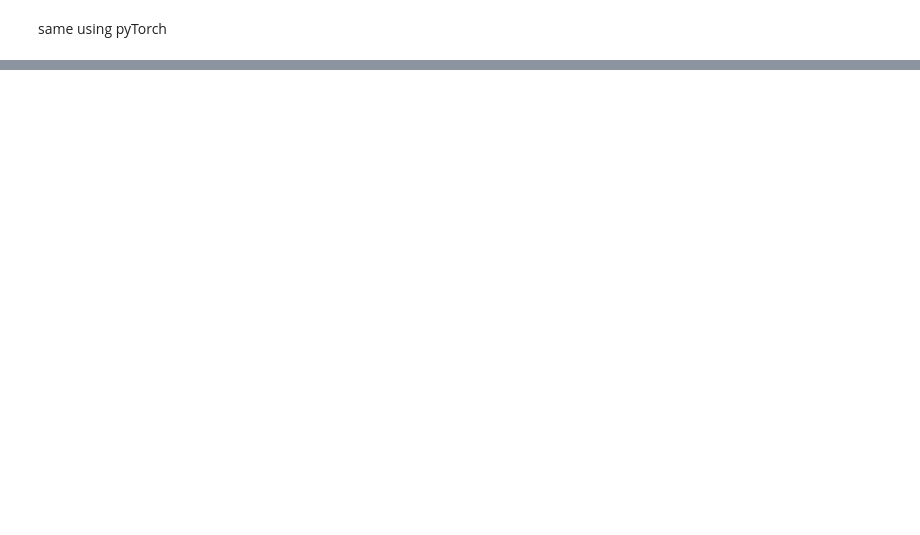
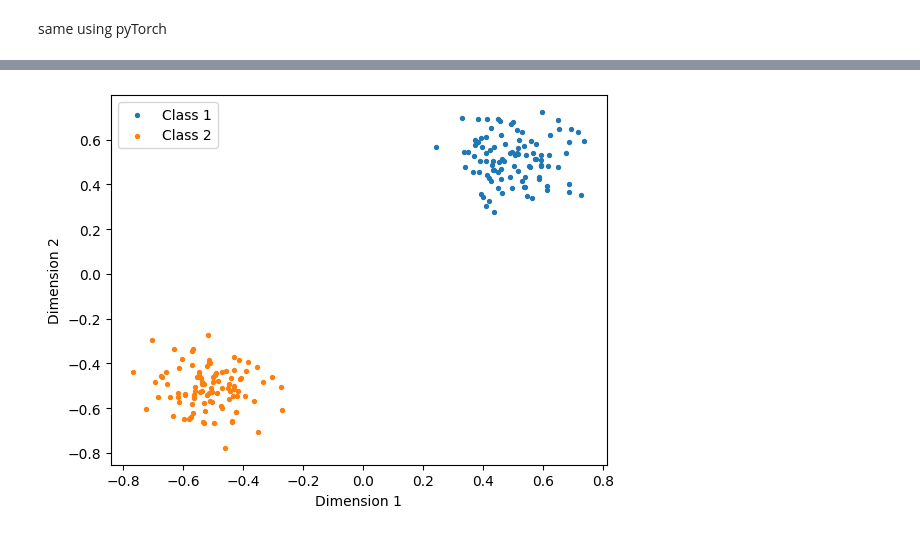
Before and after one commit to sharathchandra04/MLlearning, a Jupyter notebook: classification.ipynb, the cells around one changed output, grey strips where cells are left out. Saved outputs shown, nothing was run; the diff lists cells and outputs as text; code cells hidden in the pictures; blank space fills up the shorter version.

```diff
--- a/classification.ipynb
+++ b/classification.ipynb
@@ -260,0 +263,39 @@ Accuracy on Test Dataset: 0.9850000143051147
+# %%
+import numpy as np
+
+
+# Set the random seed for reproducibility
+np.random.seed(0)
+
+# Number of data points per class
+num_points = 100
+
+# Mean and small variance for the Gaussian distribution
+mean_class1 = np.array([0.5, 0.5])
+mean_class2 = np.array([-0.5, -0.5])
+variance = 0.1
+
+
+# gaussian distribution with variance = 1 and std = 1 with center at [0,0]
+gaussian_class1 = np.random.randn(num_points, 2)
+gaussian_class2 = np.random.randn(num_points, 2)
+
+# scaling to the variance scale
+scaled_gaussian_class1 = gaussian_class1 * variance
+scaled_gaussian_class2 = gaussian_class2 * variance
+
+# shifting the means
+class1_data = scaled_gaussian_class1 + mean_class1
+class2_data = scaled_gaussian_class2 + mean_class2
+
+# Visualize the data (optional)
+import matplotlib.pyplot as plt
+
+plt.scatter(class1_data[:, 0], class1_data[:, 1], s=8, label='Class 1')
+plt.scatter(class2_data[:, 0], class2_data[:, 1], s=8, label='Class 2')
+plt.xlabel('Dimension 1')
+plt.ylabel('Dimension 2')
+plt.legend()
+plt.show()
+# %% [output]
+[figure, added]
```
Also changed, not shown: parts of 5 cells of this notebook.
